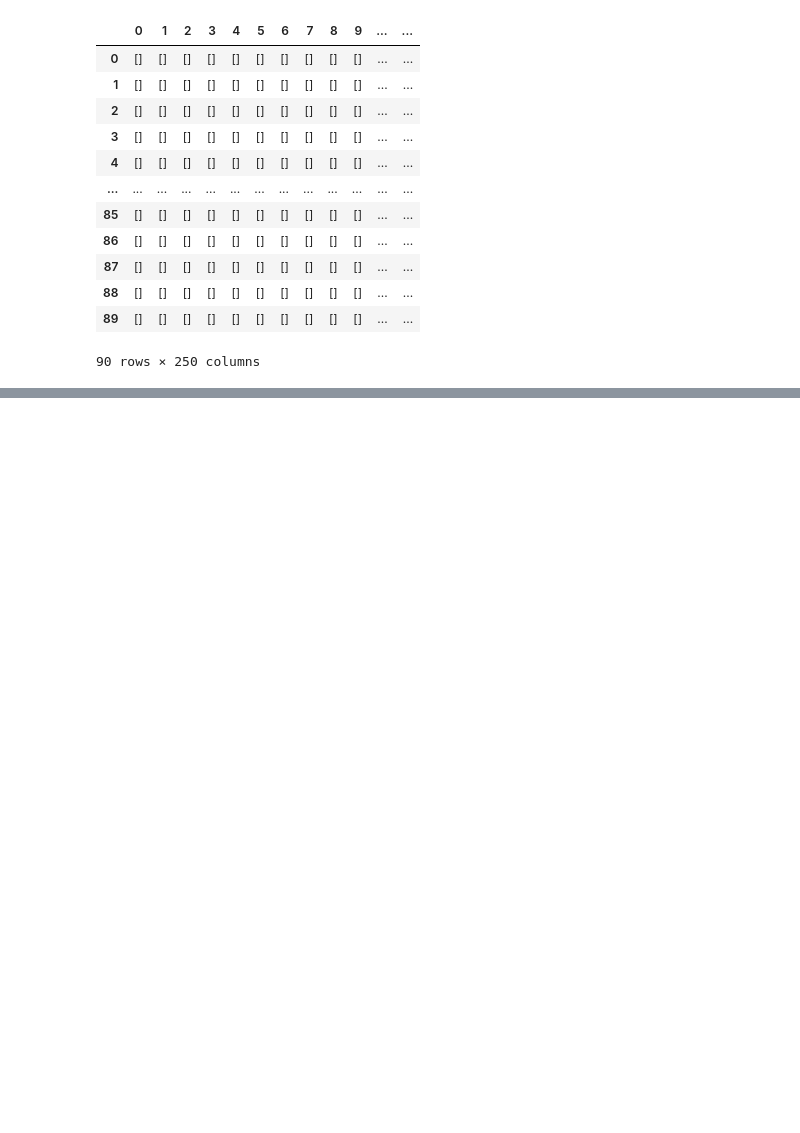
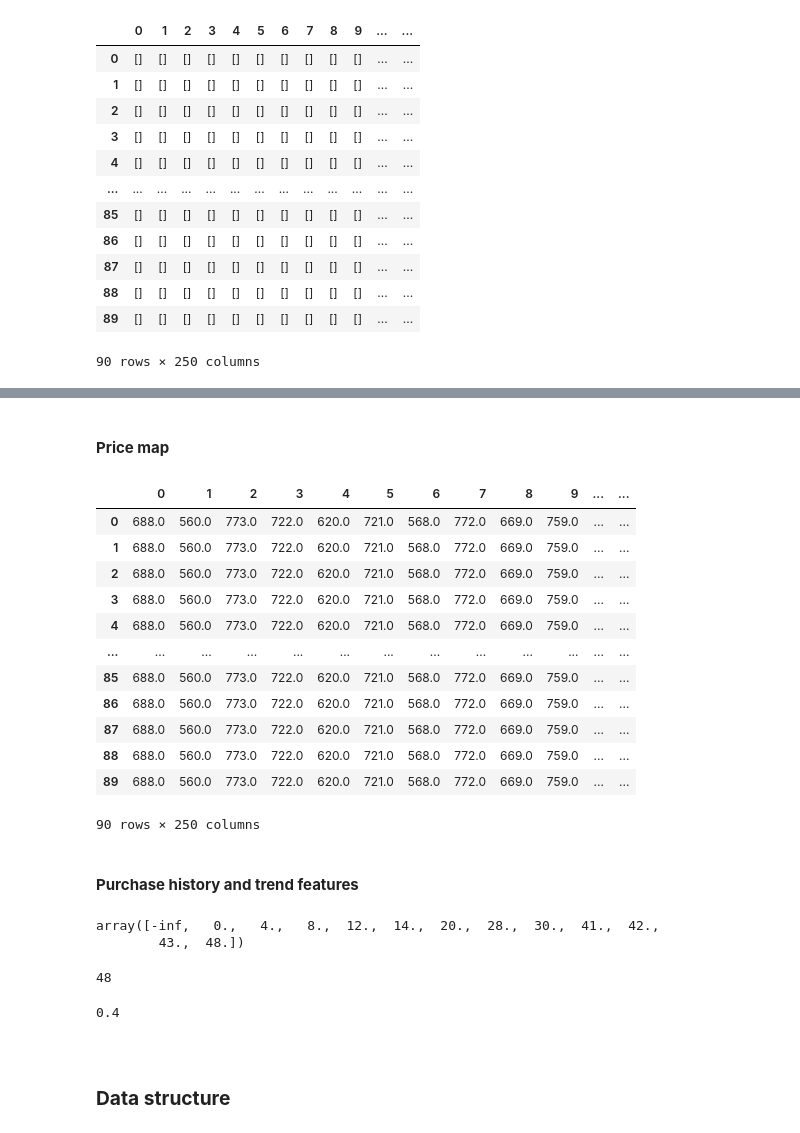
Before and after one commit to leonhagel/mlim-g2, a Jupyter notebook: code/20210214_purchase-probabilities_lha.ipynb, the cells around one changed output, grey strips where cells are left out. Cells and saved outputs as stored; diff of their text form; code cells hidden in the pictures; blank space fills up the shorter version.

```diff
--- a/code/20210214_purchase-probabilities_lha.ipynb
+++ b/code/20210214_purchase-probabilities_lha.ipynb
@@ -465,0 +643,4 @@ AttributeError: module 'scipy' has no attribute 'stats'
+# %% [markdown]
+<br>
+
+**Price map**
@@ -465,0 +661,21 @@ AttributeError: module 'scipy' has no attribute 'stats'
+# %%
+#aggregation_function = np.mean
+purchase.aggregate_price_map()
+# %% [output]
+|  | 0 | 1 | 2 | 3 | 4 | 5 | 6 | 7 | 8 | 9 | ... | ... |
+| 0 | 688.0 | 560.0 | 773.0 | 722.0 | 620.0 | 721.0 | 568.0 | 772.0 | 669.0 | 759.0 | ... | ... |
+| 1 | 688.0 | 560.0 | 773.0 | 722.0 | 620.0 | 721.0 | 568.0 | 772.0 | 669.0 | 759.0 | ... | ... |
+| 2 | 688.0 | 560.0 | 773.0 | 722.0 | 620.0 | 721.0 | 568.0 | 772.0 | 669.0 | 759.0 | ... | ... |
+| 3 | 688.0 | 560.0 | 773.0 | 722.0 | 620.0 | 721.0 | 568.0 | 772.0 | 669.0 | 759.0 | ... | ... |
+| 4 | 688.0 | 560.0 | 773.0 | 722.0 | 620.0 | 721.0 | 568.0 | 772.0 | 669.0 | 759.0 | ... | ... |
+| ... | ... | ... | ... | ... | ... | ... | ... | ... | ... | ... | ... | ... |
+| 85 | 688.0 | 560.0 | 773.0 | 722.0 | 620.0 | 721.0 | 568.0 | 772.0 | 669.0 | 759.0 | ... | ... |
+| 86 | 688.0 | 560.0 | 773.0 | 722.0 | 620.0 | 721.0 | 568.0 | 772.0 | 669.0 | 759.0 | ... | ... |
+| 87 | 688.0 | 560.0 | 773.0 | 722.0 | 620.0 | 721.0 | 568.0 | 772.0 | 669.0 | 759.0 | ... | ... |
+| 88 | 688.0 | 560.0 | 773.0 | 722.0 | 620.0 | 721.0 | 568.0 | 772.0 | 669.0 | 759.0 | ... | ... |
+| 89 | 688.0 | 560.0 | 773.0 | 722.0 | 620.0 | 721.0 | 568.0 | 772.0 | 669.0 | 759.0 | ... | ... |
+90 rows × 250 columns
+# %% [markdown]
+<br>
+
+**Purchase history and trend features**
@@ -465,0 +703,17 @@ AttributeError: module 'scipy' has no attribute 'stats'
+# %%
+purchase.get_history(1999,4,50)
+# %% [output]
+array([-inf,   0.,   4.,   8.,  12.,  14.,  20.,  28.,  30.,  41.,  42.,
+        43.,  48.])
+# %%
+purchase.get_last_purchase(1999,4,50)
+# %% [output]
+48
+# %%
+purchase.get_trend(1999,4,50, 10)
+# %% [output]
+0.4
+# %% [markdown]
+<br>
+
+### **Data structure**
```
Also changed, not shown: parts of 50 cells of this notebook, 3 other files.
